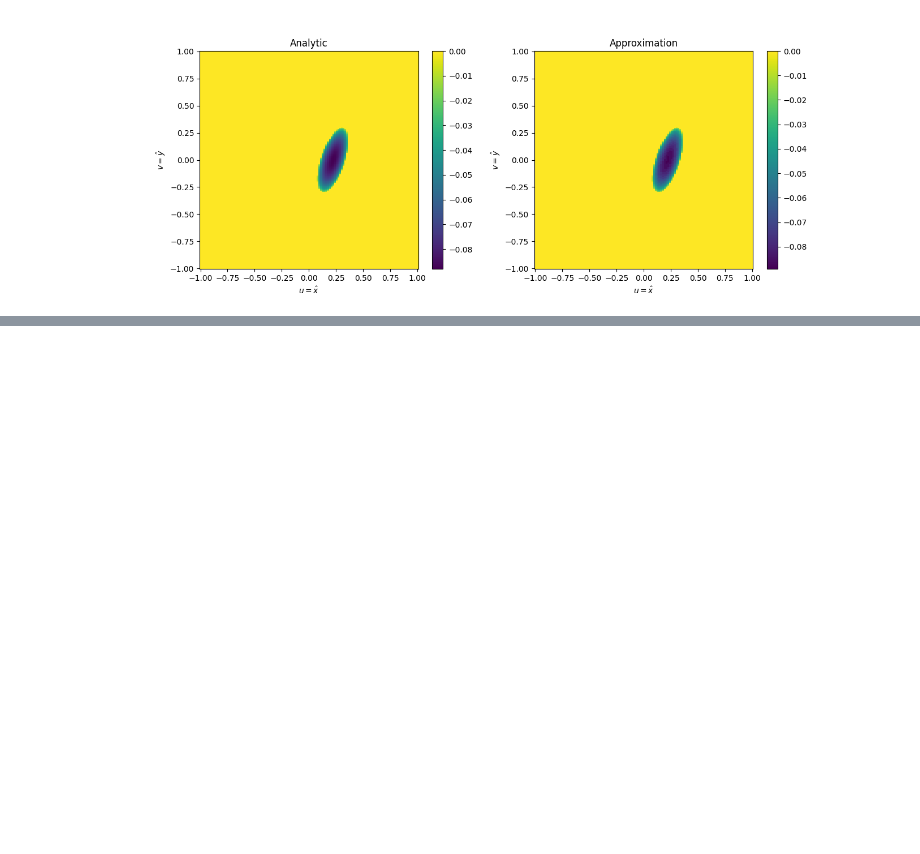
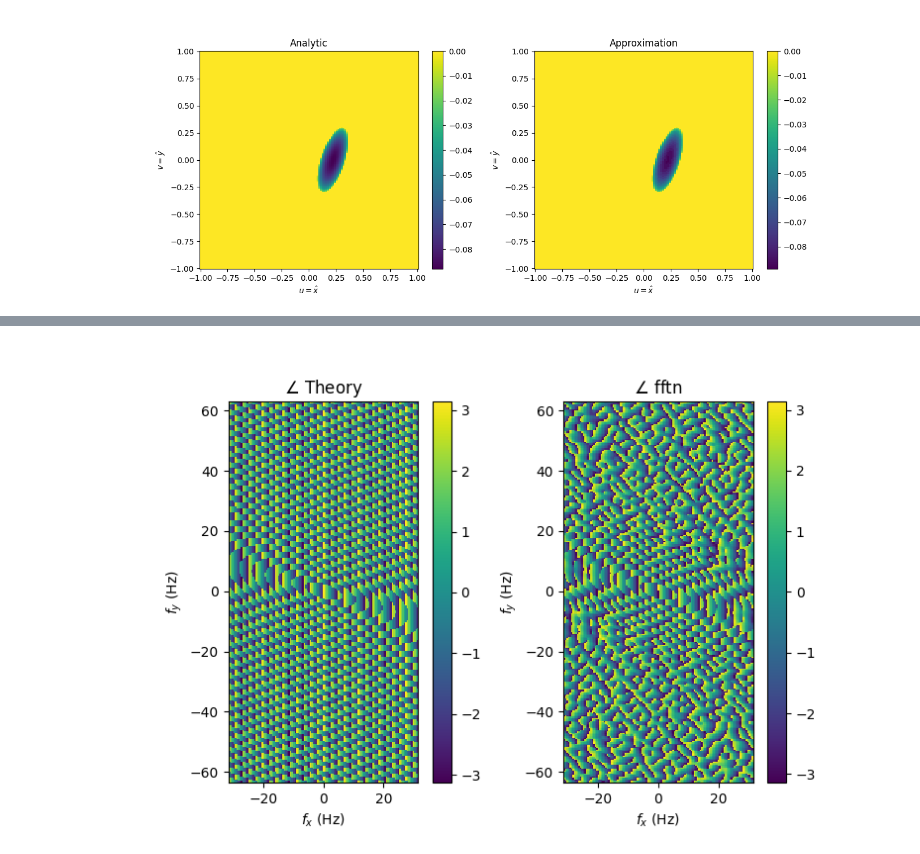
Before and after one commit to butala/pyinverse, a Jupyter notebook: notebooks/Ellipsoid test.ipynb, the cells around one changed output, grey strips where cells are left out. Cells and saved outputs as stored; diff of their text form; code cells hidden in the pictures; blank space fills up the shorter version.

```diff
--- a/notebooks/Ellipsoid test.ipynb
+++ b/notebooks/Ellipsoid test.ipynb
@@ -100,0 +130,14 @@ ax[1].set_title('Approximation');
+# %%
+fig, ax = plt.subplots(figsize=(8, 5), ncols=2)
+im0 = grid_xy_fftn_Hz.plot(ax[0], np.angle(E_ft[:, :, N3//2]))
+ax[0].set_xlabel('$f_x$ (Hz)')
+ax[0].set_ylabel('$f_y$ (Hz)')
+ax[0].set_title(r'$\angle$ Theory')
+plt.colorbar(im0, ax=ax[0])
+im1 = grid_xy_fftn_Hz.plot(ax[1], np.angle(E_fftn_omega2[:, :, N3//2]))
+plt.colorbar(im1, ax=ax[1])
+ax[1].set_xlabel('$f_x$ (Hz)')
+ax[1].set_ylabel('$f_y$ (Hz)')
+ax[1].set_title(r'$\angle$ fftn');
+# %% [output]
+[figure, added]
```
Also changed, not shown: parts of 9 cells of this notebook.
